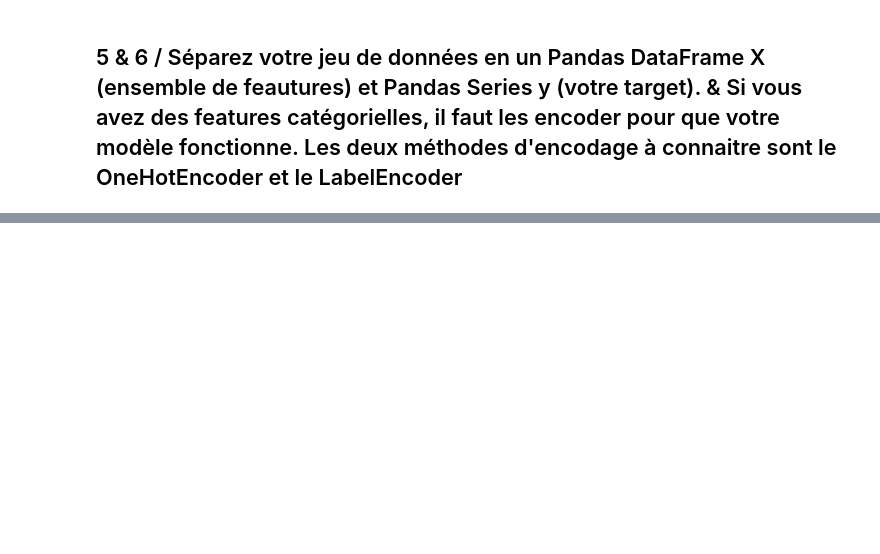
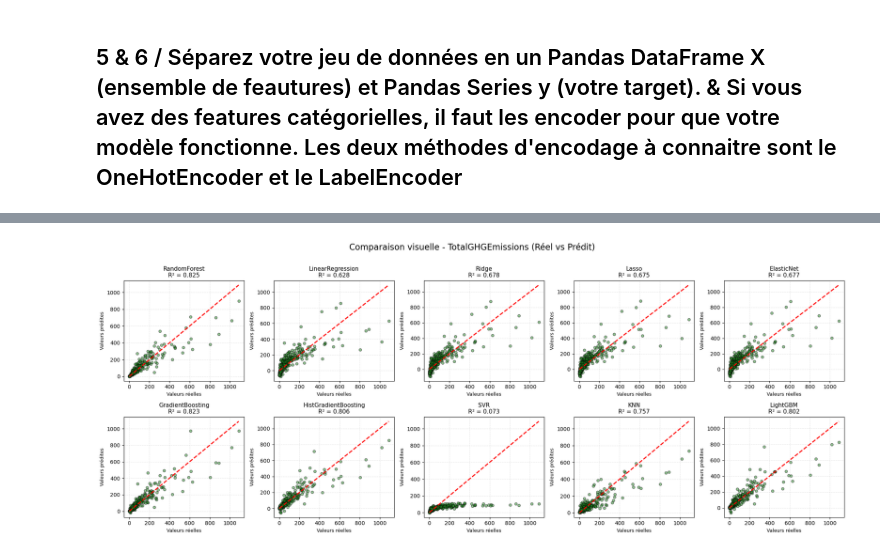
Before and after one commit to AdamAe6/Op-Projet-3, a Jupyter notebook: P3_template_modelistation_supervisee_data_scientist.ipynb, the cells around one changed output, grey strips where cells are left out. Cells and saved outputs as stored; diff of their text form; code cells hidden in the pictures; blank space fills up the shorter version.

```diff
--- a/P3_template_modelistation_supervisee_data_scientist.ipynb
+++ b/P3_template_modelistation_supervisee_data_scientist.ipynb
@@ -2821,0 +678,12 @@ plt.show()
+# %%
+X = building_consumption_with_no_corr.drop(columns=["SiteEnergyUse(kBtu)", "TotalGHGEmissions"])
+y_site_energy_use = building_consumption_with_no_corr["SiteEnergyUse(kBtu)"]
+y_total_ghg_emissions = building_consumption_with_no_corr["TotalGHGEmissions"]
+
+
+num_cols = X.select_dtypes(include=["int64", "float64"]).columns
+cat_cols = X.select_dtypes(include=["object"]).columns
+
+print('Total des colonnes', len(building_consumption_with_no_corr.columns))
+print("Numériques :",len(num_cols), list(num_cols))
+print("Catégorielles :", len(cat_cols),list(cat_cols))
@@ -2821,0 +716,8 @@ plt.show()
+# %%
+X_train, X_test, y_train_site_energy_use, y_test_site_energy_use, y_train_total_ghg_emissions, y_test_total_ghg_emissions = train_test_split(
+    X,
+    y_site_energy_use,
+    y_total_ghg_emissions,
+    test_size=0.2,
+    random_state=42
+)
@@ -2821,0 +1035,43 @@ plt.show()
+# %%
+total_ghg_models = [
+    total_ghg_random_forest_regressor,
+    total_ghg_linear_regression,
+    total_ghg_ridge_regression,
+    total_ghg_lasso_regression,
+    total_ghg_elasticnet_regression,
+    total_ghg_gradient_boosting_regressor,
+    total_ghg_hist_gb_regressor,
+    total_ghg_svr,
+    total_ghg_knn,
+    total_ghg_lightgbm_regressor
+]
+
+fig, axes = plt.subplots(2, 5, figsize=(20, 8))
+axes = axes.flatten()
+
+for i, (model_data, name) in enumerate(zip(total_ghg_models, model_names)):
+    y_pred = model_data["y_pred"]
+
+    axes[i].scatter(y_test_total_ghg_emissions, y_pred, alpha=0.5, color='forestgreen', edgecolor='k', s=25)
+    axes[i].plot(
+        [y_test_total_ghg_emissions.min(), y_test_total_ghg_emissions.max()],
+        [y_test_total_ghg_emissions.min(), y_test_total_ghg_emissions.max()],
+        'r--', linewidth=2
+    )
+
+    r2 = r2_score(y_test_total_ghg_emissions, y_pred)
+
+    axes[i].set_title(f"{name}\nR² = {r2:.3f}", fontsize=11)
+    axes[i].set_xlabel("Valeurs réelles", fontsize=9)
+    axes[i].set_ylabel("Valeurs prédites", fontsize=9)
+    axes[i].grid(alpha=0.3, linestyle='--')
+
+
+for j in range(i + 1, len(axes)):
+    fig.delaxes(axes[j])
+
+plt.suptitle("Comparaison visuelle - TotalGHGEmissions (Réel vs Prédit)", fontsize=16)
+plt.tight_layout(rect=[0, 0, 1, 0.97])
+plt.show()
+# %% [output]
+[figure, added]
```
Also changed, not shown: parts of 65 cells of this notebook.
